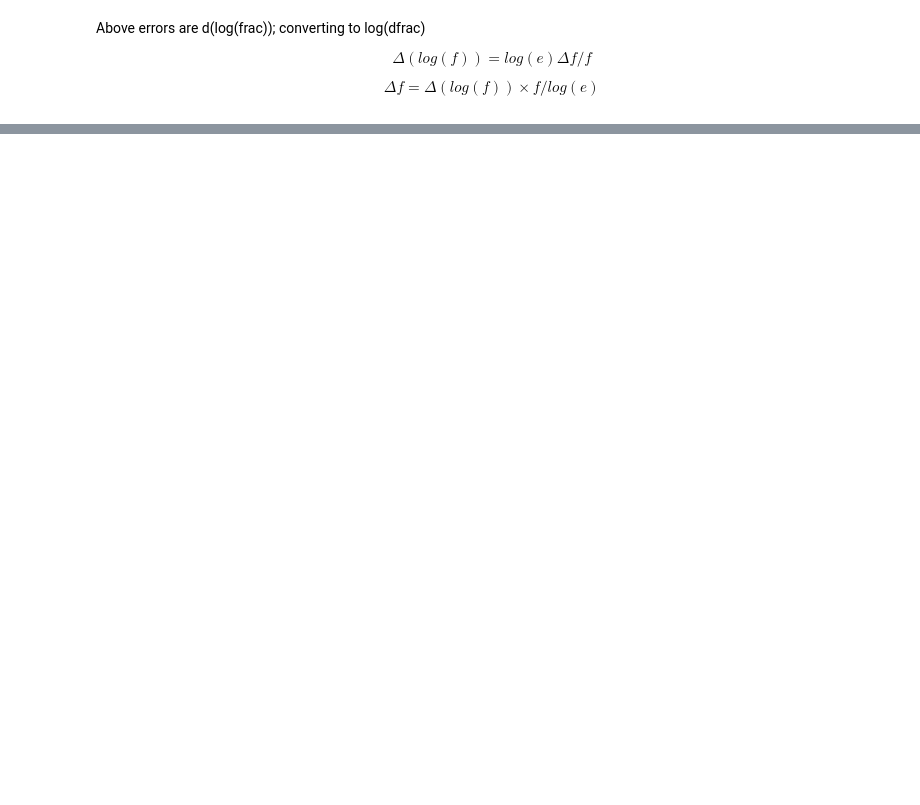
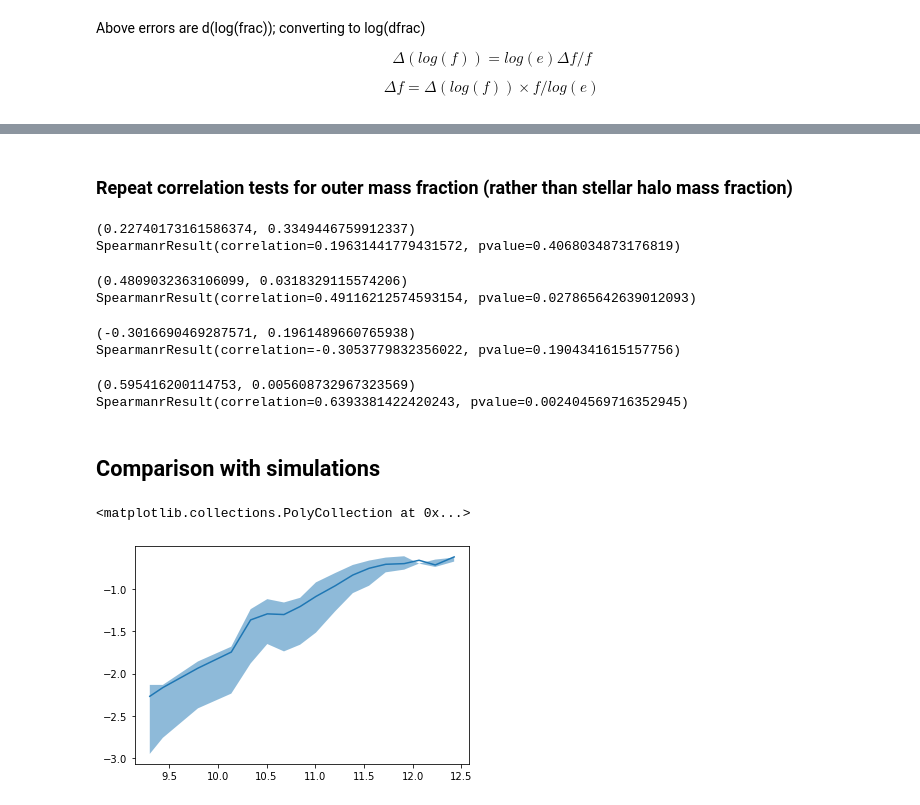
Before and after one commit to cgilhuly/papers, a Jupyter notebook: 2021/DEGS_halos/DEGS_stellar_halo_mass_fraction.ipynb, the cells around one changed output, grey strips where cells are left out. Saved outputs shown, nothing was run; the diff lists cells and outputs as text; code cells hidden in the pictures; blank space fills up the shorter version.

```diff
--- a/2021/DEGS_halos/DEGS_stellar_halo_mass_fraction.ipynb
+++ b/2021/DEGS_halos/DEGS_stellar_halo_mass_fraction.ipynb
@@ -391,0 +738,2 @@ plt.show()
+# %% [markdown]
+### Repeat correlation tests for outer mass fraction (rather than stellar halo mass fraction)
@@ -391,0 +750,37 @@ plt.show()
+# %%
+print(pearsonr(all_masses[indices_outer_0], all_outer_0[indices_outer_0]))
+print(spearmanr(all_masses[indices_outer_0], all_outer_0[indices_outer_0]))
+# %% [output]
+(0.22740173161586374, 0.3349446759912337)
+SpearmanrResult(correlation=0.19631441779431572, pvalue=0.4068034873176819)
+# %%
+print(pearsonr(all_masses[indices_outer_1], all_outer_1[indices_outer_1]))
+print(spearmanr(all_masses[indices_outer_1], all_outer_1[indices_outer_1]))
+# %% [output]
+(0.4809032363106099, 0.0318329115574206)
+SpearmanrResult(correlation=0.49116212574593154, pvalue=0.027865642639012093)
+# %%
+print(pearsonr(all_masses[indices_outer_2], all_outer_2[indices_outer_2]))
+print(spearmanr(all_masses[indices_outer_2], all_outer_2[indices_outer_2]))
+# %% [output]
+(-0.3016690469287571, 0.1961489660765938)
+SpearmanrResult(correlation=-0.3053779832356022, pvalue=0.1904341615157756)
+# %%
+print(pearsonr(all_masses[indices_outer_3], all_outer_3[indices_outer_3]))
+print(spearmanr(all_masses[indices_outer_3], all_outer_3[indices_outer_3]))
+# %% [output]
+(0.595416200114753, 0.005608732967323569)
+SpearmanrResult(correlation=0.6393381422420243, pvalue=0.002404569716352945)
+# %% [markdown]
+## Comparison with simulations
+# %%
+import pandas as pd
+
+elias18_data = pd.read_csv('elias18_figure5.csv', header=0)
+elias18_lower = pd.read_csv('elias18_figure5_lower.csv', header=0)
+# %%
+plt.plot(elias18_data['# Mass'], elias18_data['median'])
+plt.fill_between(elias18_data['# Mass'], elias18_data['lower'], elias18_data['upper'], alpha=0.5)
+# %% [output]
+<matplotlib.collections.PolyCollection at 0x...>
+[figure, added]
```
Also changed, not shown: parts of 69 cells of this notebook, 13 other files.
